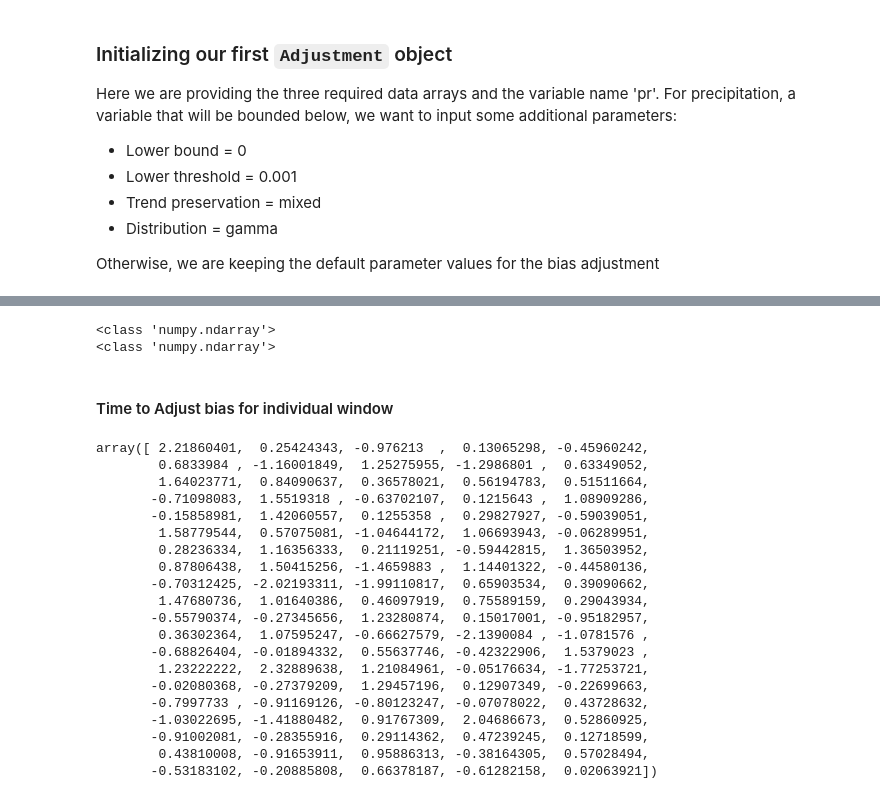
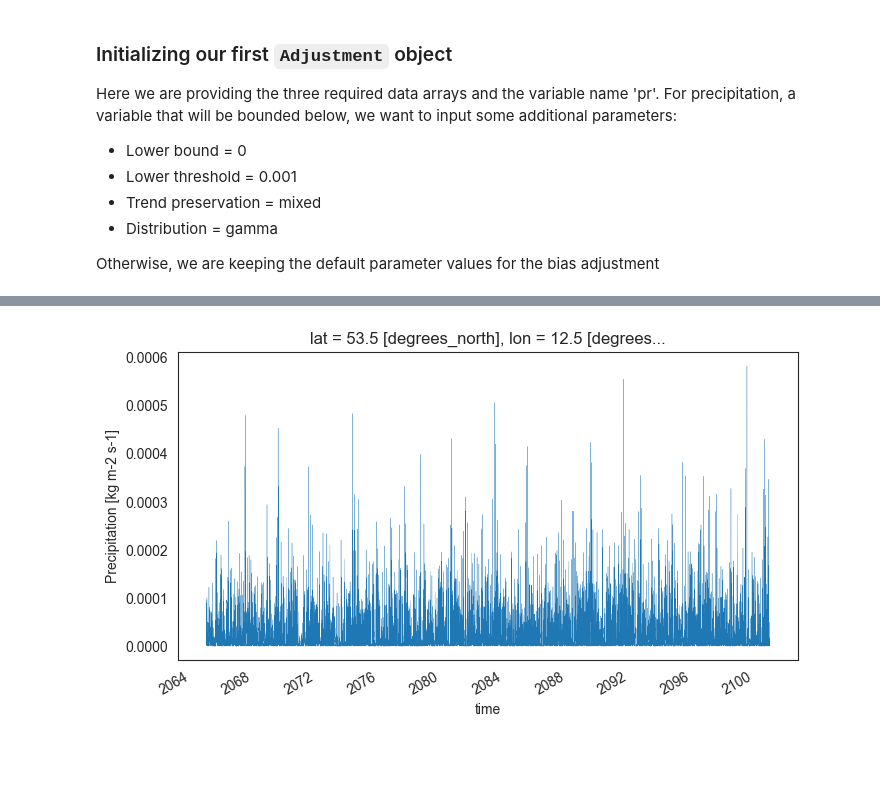
Before and after one commit to JGCRI/basd, a Jupyter notebook: notebooks/quickstarter.ipynb, the cells around one changed output, grey strips where cells are left out. Saved outputs shown, nothing was run; the diff lists cells and outputs as text; code cells hidden in the pictures; blank space fills up the shorter version.

```diff
--- a/notebooks/quickstarter.ipynb
+++ b/notebooks/quickstarter.ipynb
@@ -174,70 +84,4 @@ Here this is specific to running window mode
-# %%
-window_centers = days_center
-years_this_window = {}
-data_this_window = {}
-data = {
-    'obs_hist': obs_hist_loc,
-    'sim_hist': sim_hist_loc,
-    'sim_fut': sim_fut_loc
-}
-
-# Adjustment for each window
-for window_center in window_centers:
-    for key, data_arr in data.items():
-        # Get indices for data needed for this window
-        m = basd.window_indices_for_running_bias_adjustment( days[key], window_center, 31 )
-        # Associated year for each data point in the resulting data
-        years_this_window[key] = years[key][m]
-        # Sample invalid values
-        replaced, invalid = basd.sample_invalid_values(data_arr.values[m],1,long_term_mean[key])
-        # The actual needed data in this window
-        data_this_window[key] = replaced
-
-    for key, y in years.items():
-        # Option to detrend here
-        # No matter what, randomize censored values
-        basd.randomize_censored_values( data_this_window[key], ba.lower_bound, ba.lower_threshold, ba.upper_bound, ba.upper_threshold,True,False,1)
-        type(data_this_window[key])
-
-    basd.map_qualntiles_parametric_trend_preserving(
-        data_this_window['obs_hist'], data_this_window['sim_hist'], data_this_window['sim_fut'])
-
-    # Do bias adjustment on window
-print(type(data_arr.values[m]))
-print(type(replaced))
-# %% [output]
-<class 'numpy.ndarray'>
-<class 'numpy.ndarray'>
-# %% [markdown]
-#### Time to Adjust bias for individual window
-# %%
-x = np.random.randn(100)
-fitted_params = {
-    'normal': sps.norm.fit(x),
-    'rice': sps.rice.fit(x),
-    'gamma': sps.gamma.fit(x),
-    'weibull': sps.weibull_min.fit(x)
-}
-ps = sps.norm.cdf(np.random.randn(100), *fitted_params['normal'])
-sps.norm.ppf(ps, *fitted_params['normal'])
-# %% [output]
-array([ 2.21860401,  0.25424343, -0.976213  ,  0.13065298, -0.45960242,
-        0.6833984 , -1.16001849,  1.25275955, -1.2986801 ,  0.63349052,
-        1.64023771,  0.84090637,  0.36578021,  0.56194783,  0.51511664,
-       -0.71098083,  1.5519318 , -0.63702107,  0.1215643 ,  1.08909286,
-       -0.15858981,  1.42060557,  0.1255358 ,  0.29827927, -0.59039051,
-        1.58779544,  0.57075081, -1.04644172,  1.06693943, -0.06289951,
-        0.28236334,  1.16356333,  0.21119251, -0.59442815,  1.36503952,
-        0.87806438,  1.50415256, -1.4659883 ,  1.14401322, -0.44580136,
-       -0.70312425, -2.02193311, -1.99110817,  0.65903534,  0.39090662,
-        1.47680736,  1.01640386,  0.46097919,  0.75589159,  0.29043934,
-       -0.55790374, -0.27345656,  1.23280874,  0.15017001, -0.95182957,
-        0.36302364,  1.07595247, -0.66627579, -2.1390084 , -1.0781576 ,
-       -0.68826404, -0.01894332,  0.55637746, -0.42322906,  1.5379023 ,
-        1.23222222,  2.32889638,  1.21084961, -0.05176634, -1.77253721,
-       -0.02080368, -0.27379209,  1.29457196,  0.12907349, -0.22699663,
-       -0.7997733 , -0.91169126, -0.80123247, -0.07078022,  0.43728632,
-       -1.03022695, -1.41880482,  0.91767309,  2.04686673,  0.52860925,
-       -0.91002081, -0.28355916,  0.29114362,  0.47239245,  0.12718599,
-        0.43810008, -0.91653911,  0.95886313, -0.38164305,  0.57028494,
-       -0.53183102, -0.20885808,  0.66378187, -0.61282158,  0.02063921])
+# %%
+p1 = sim_fut_loc.plot.line(x='time', marker=None, linewidth=0.2, aspect=2, size=4)
+# %% [output]
+[figure, added]
```
Also changed, not shown: parts of 18 cells of this notebook.
